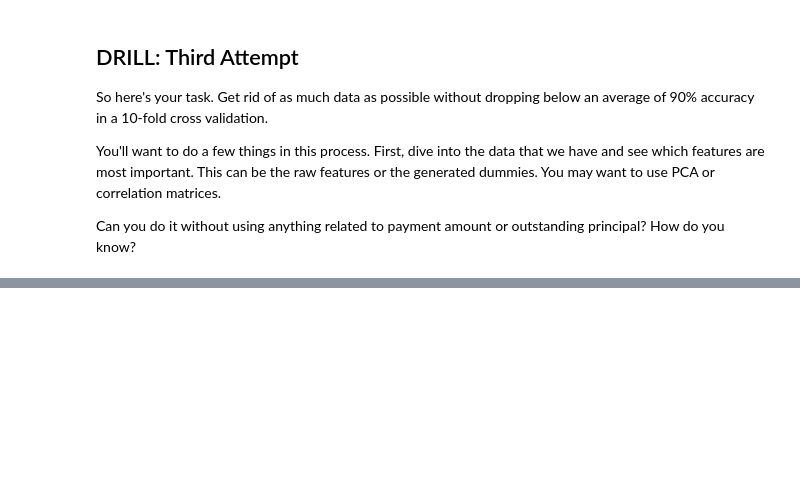
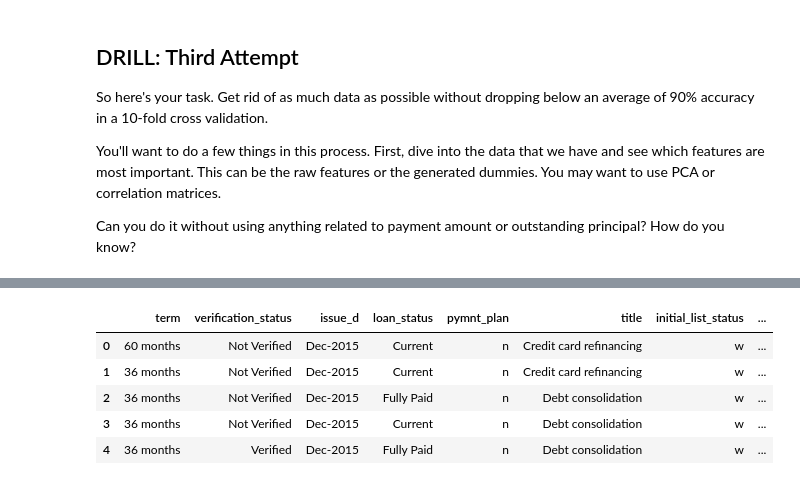
Before and after one commit to Kingbigtiger/class-studies, a Jupyter notebook: Unit 3.2.5 Boot Camp Random guided example.ipynb, the cells around one changed output, grey strips where cells are left out. Saved outputs shown, nothing was run; the diff lists cells and outputs as text; code cells hidden in the pictures; blank space fills up the shorter version.

```diff
--- a/Unit 3.2.5 Boot Camp Random guided example.ipynb
+++ b/Unit 3.2.5 Boot Camp Random guided example.ipynb
@@ -171,0 +217,10 @@ KeyError: "['grade' 'emp_length' 'tax_liens'] not found in axis"
+# %%
+cat_df=y2015.select_dtypes(include=['object'])
+cat_df.head()
+# %% [output]
+|  | term | verification_status | issue_d | loan_status | pymnt_plan | title | initial_list_status | ... |
+| 0 | 60 months | Not Verified | Dec-2015 | Current | n | Credit card refinancing | w | ... |
+| 1 | 36 months | Not Verified | Dec-2015 | Current | n | Credit card refinancing | w | ... |
+| 2 | 36 months | Not Verified | Dec-2015 | Fully Paid | n | Debt consolidation | w | ... |
+| 3 | 36 months | Not Verified | Dec-2015 | Current | n | Debt consolidation | w | ... |
+| 4 | 36 months | Verified | Dec-2015 | Fully Paid | n | Debt consolidation | w | ... |
```
Also changed, not shown: parts of 38 cells of this notebook.
